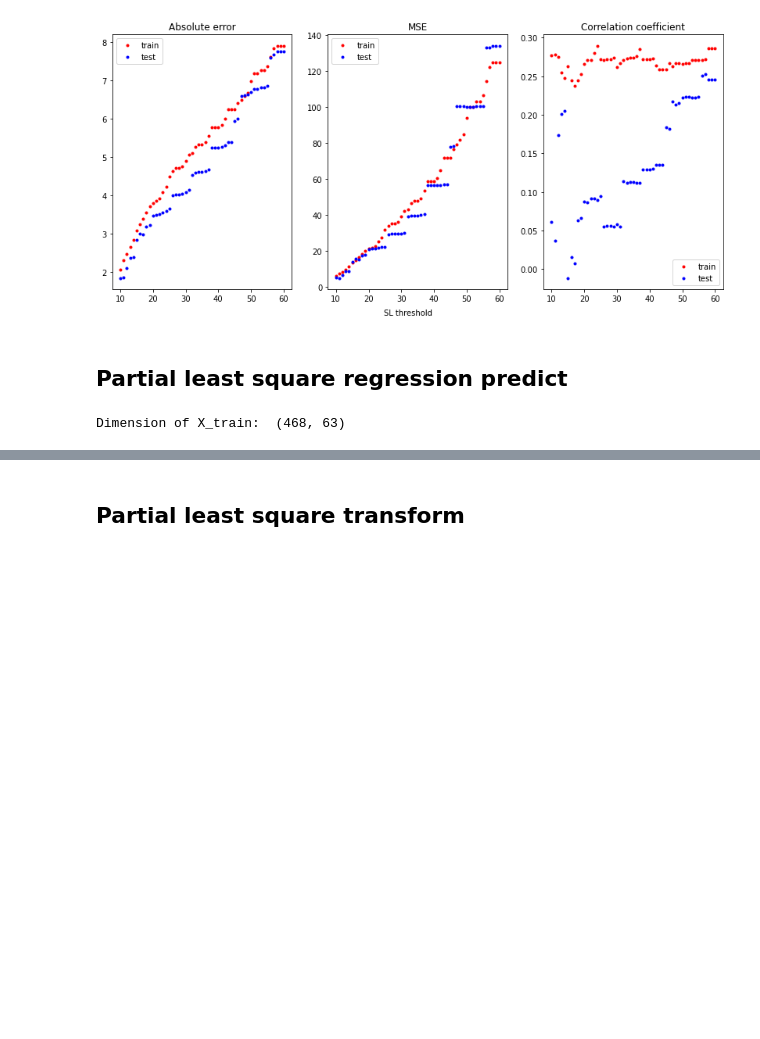
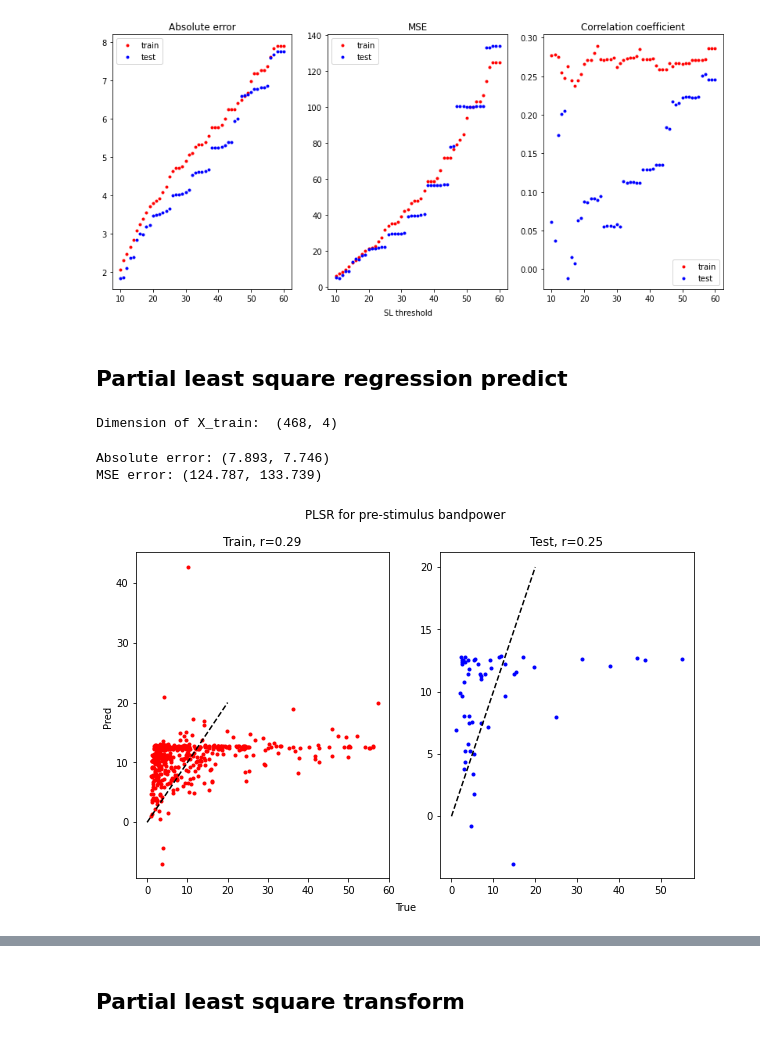
Before and after one commit to hundredball/Math24, a Jupyter notebook: Analyze_data.ipynb, the cells around one changed output, grey strips where cells are left out. Cells and saved outputs as stored; diff of their text form; code cells hidden in the pictures; blank space fills up the shorter version.

```diff
--- a/Analyze_data.ipynb
+++ b/Analyze_data.ipynb
@@ -1574,7 +1574,7 @@ Text(0.5, 0.05, 'SL threshold')
 # %% [markdown]
 ## Partial least square regression predict
 # %%
-use_PCA = False
+use_PCA = True
 if use_PCA:
     # PCA
     pca = PCA(n_components=0.9)
@@ -1590,4 +1590,27 @@ plsr.fit(X_train, Y_train)
 pred_train = plsr.predict(X_train).flatten()
 pred_test = plsr.predict(X_test).flatten()
 # %% [output]
-Dimension of X_train:  (468, 63)
+Dimension of X_train:  (468, 4)
+# %%
+fig, axs = plt.subplots(1, 2, figsize=(10,6))
+
+train_indices = np.argsort(pred_train)
+axs[0].plot(Y_train[train_indices], pred_train[train_indices], 'r.', linestyle='')
+axs[0].plot([0,20],[0,20], 'k--')
+axs[0].set_title('Train, r=%.2f'%(np.corrcoef(Y_train,pred_train)[0,1]))
+
+test_indices = np.argsort(pred_test)
+axs[1].plot(Y_test[test_indices], pred_test[test_indices], 'b.', linestyle='')
+axs[1].plot([0,20],[0,20], 'k--')
+axs[1].set_title('Test, r=%.2f'%(np.corrcoef(Y_test,pred_test)[0,1]))
+
+fig.text(0.5, 0.05, 'True', ha='center')
+fig.text(0.08, 0.5, 'Pred', va='center', rotation='vertical')
+fig.suptitle('PLSR for pre-stimulus bandpower')
+
+print('Absolute error: (%.3f, %.3f)'%(mean_absolute_error(Y_train,pred_train), mean_absolute_error(Y_test,pred_test)))
+print('MSE error: (%.3f, %.3f)'%(mean_squared_error(Y_train,pred_train), mean_squared_error(Y_test,pred_test)))
+# %% [output]
+Absolute error: (7.893, 7.746)
+MSE error: (124.787, 133.739)
+[figure, added]
```
Also changed, not shown: parts of 10 cells of this notebook.
